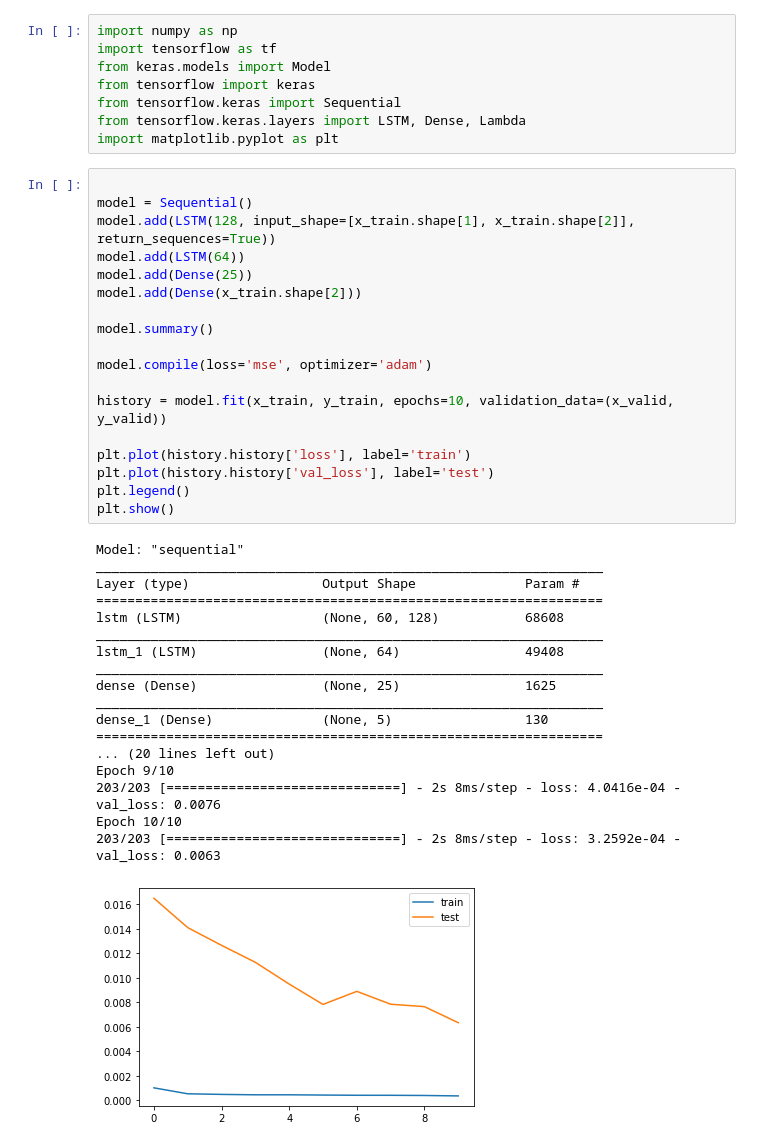
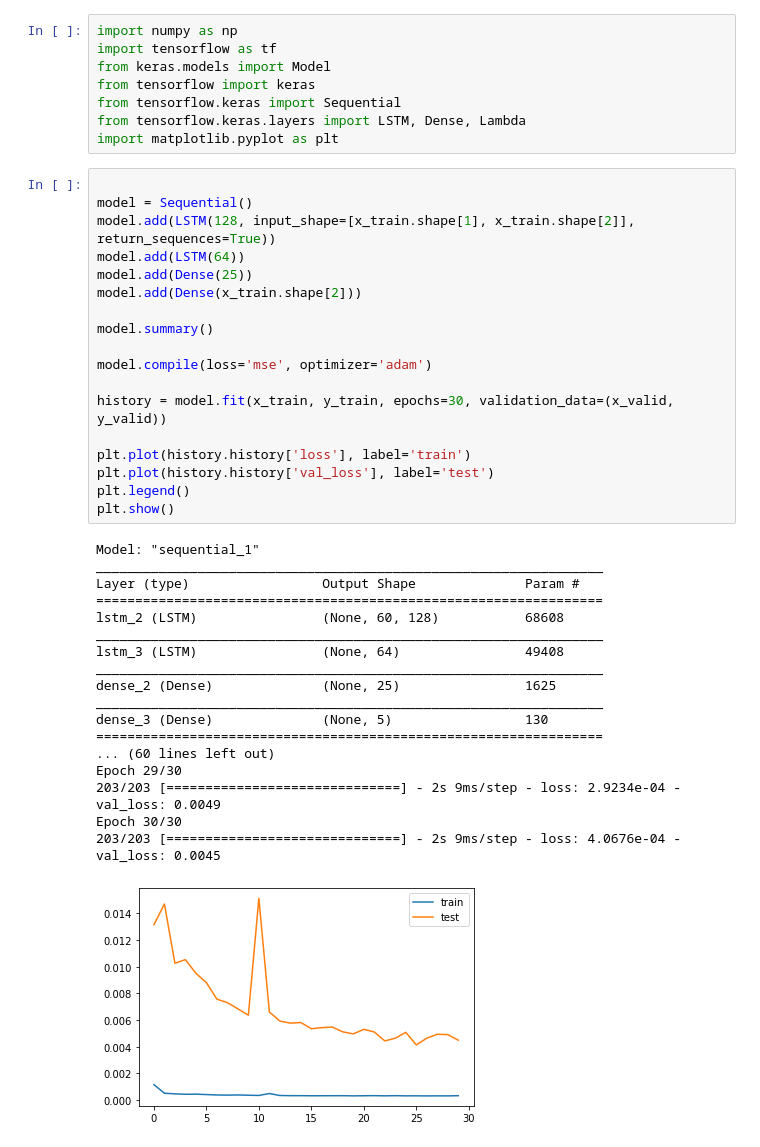
Before and after one commit to WaznyKamo/Deep-Learning-Stock-Price-Prediction, a Jupyter notebook: CDR_Stock_Price_Prediction_Using_LSTM_Deep_Learning_Network.ipynb, the cells around one changed output. Saved outputs shown, nothing was run; the diff lists cells and outputs as text.

```diff
--- a/CDR_Stock_Price_Prediction_Using_LSTM_Deep_Learning_Network.ipynb
+++ b/CDR_Stock_Price_Prediction_Using_LSTM_Deep_Learning_Network.ipynb
@@ -147,40 +146,40 @@ import matplotlib.pyplot as plt
 # %%
 
 model = Sequential()
 model.add(LSTM(128, input_shape=[x_train.shape[1], x_train.shape[2]], return_sequences=True))
 model.add(LSTM(64))
 model.add(Dense(25))
 model.add(Dense(x_train.shape[2]))
 
 model.summary()
 
 model.compile(loss='mse', optimizer='adam')
 
-history = model.fit(x_train, y_train, epochs=10, validation_data=(x_valid, y_valid))
+history = model.fit(x_train, y_train, epochs=30, validation_data=(x_valid, y_valid))
 
 plt.plot(history.history['loss'], label='train')
 plt.plot(history.history['val_loss'], label='test')
 plt.legend()
 plt.show()
 # %% [output]
-Model: "sequential"
+Model: "sequential_1"
 _________________________________________________________________
 Layer (type)                 Output Shape              Param #
 =================================================================
-lstm (LSTM)                  (None, 60, 128)           68608
+lstm_2 (LSTM)                (None, 60, 128)           68608
 _________________________________________________________________
-lstm_1 (LSTM)                (None, 64)                49408
+lstm_3 (LSTM)                (None, 64)                49408
 _________________________________________________________________
-dense (Dense)                (None, 25)                1625
+dense_2 (Dense)              (None, 25)                1625
 _________________________________________________________________
-dense_1 (Dense)              (None, 5)                 130
+dense_3 (Dense)              (None, 5)                 130
 =================================================================
-... (20 lines left out)
-Epoch 9/10
-203/203 [==============================] - 2s 8ms/step - loss: 4.0416e-04 - val_loss: 0.0076
-Epoch 10/10
-203/203 [==============================] - 2s 8ms/step - loss: 3.2592e-04 - val_loss: 0.0063
+... (60 lines left out)
+Epoch 29/30
+203/203 [==============================] - 2s 9ms/step - loss: 2.9234e-04 - val_loss: 0.0049
+Epoch 30/30
+203/203 [==============================] - 2s 9ms/step - loss: 4.0676e-04 - val_loss: 0.0045
-[figure, old version]
+[figure, new version]
 # %%
 # Evaluation of the results is made on closing prices - it gives the most information about the usefullness of the model.  Made on the last 30 days of the stock data
 
```
Also changed, not shown: parts of 5 cells of this notebook.
